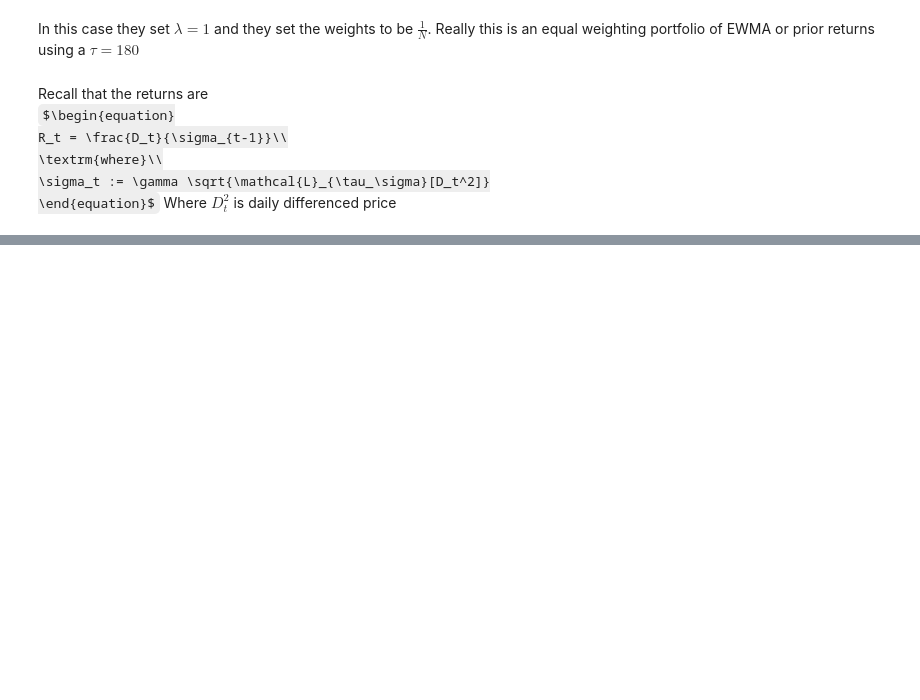
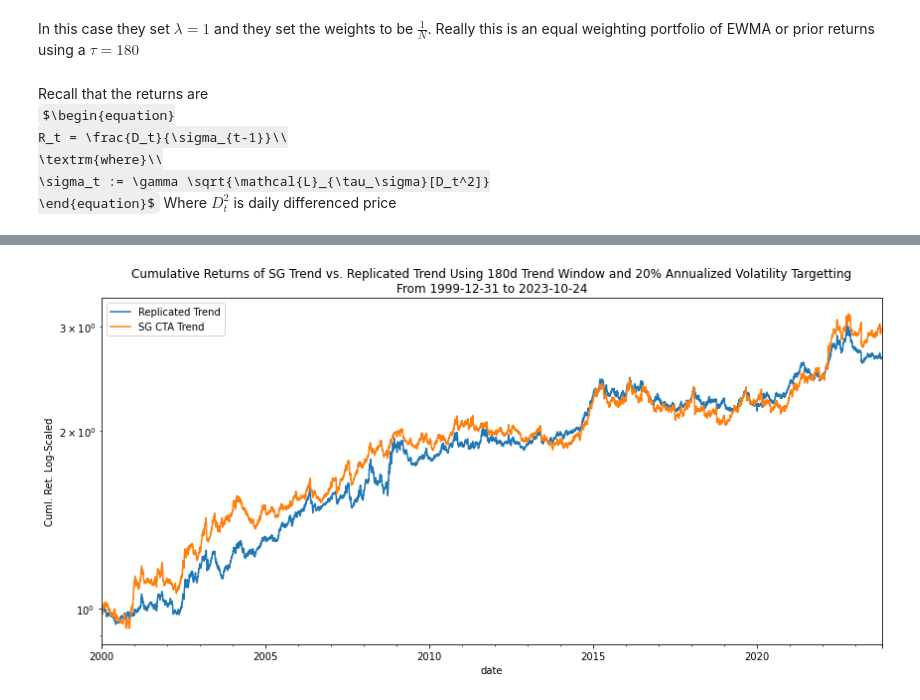
Before and after one commit to diegodalvarez/TrendConvexity, a Jupyter notebook: notebooks/IndexReplication.ipynb, the cells around one changed output, grey strips where cells are left out. Saved outputs shown, nothing was run; the diff lists cells and outputs as text; code cells hidden in the pictures; some formulas as TeX source; blank space fills up the shorter version.

```diff
--- a/notebooks/IndexReplication.ipynb
+++ b/notebooks/IndexReplication.ipynb
@@ -181,0 +61,16 @@ plot_signal_comparison(df_signal)
+# %%
+df_signal = (df.pivot(
+    index = "date", columns = "security", values = "value").
+    diff().
+    apply(lambda x: x / (x.ewm(span = 10, adjust = False).std())).
+    apply(lambda x: x.ewm(span = 180, adjust = False).mean()))
+# %%
+df_rtn = (df.pivot(
+    index = "date", columns = "security", values = "value").
+    pct_change())
+# %%
+df_tf_raw_rtn = (
+    (np.sign(df_signal.shift()) * df_rtn))
+# %%
+df_scaled_tf_rtn = (df_tf_raw_rtn.apply(
+    lambda x: x * (0.20 / (x.ewm(span = 250, adjust = False).std().shift() * np.sqrt(252)))))
@@ -181,0 +84,23 @@ plot_signal_comparison(df_signal)
+# %%
+df_plot = (df_scaled_tf_rtn.mean(
+    axis = 1).
+    to_frame(name = "rtn").
+    merge(right = df_sg, how = "inner", on = ["date"]).
+    assign(sg_rtn = lambda x: x.PX_LAST.pct_change()).
+    drop(columns = ["PX_LAST"]).
+    rename(columns = {
+        "rtn": "Replicated Trend",
+        "sg_rtn": "SG CTA Trend"}).
+    apply(lambda x: np.cumprod(1 + x)))
+
+(df_plot.plot(
+    figsize = (12,6),
+    logy    = True,
+    ylabel  = "Cuml. Ret. Log-Scaled",
+    title   = "Cumulative Returns of SG Trend vs. Replicated Trend Using 180d Trend Window and 20% Annualized Volatility Targetting\nFrom {} to {}".format(
+        df_plot.index.min().date(),
+        df_plot.index.max().date())))
+
+plt.tight_layout()
+# %% [output]
+[figure, added]
```
Also changed, not shown: parts of 10 cells of this notebook, 4 other files.
